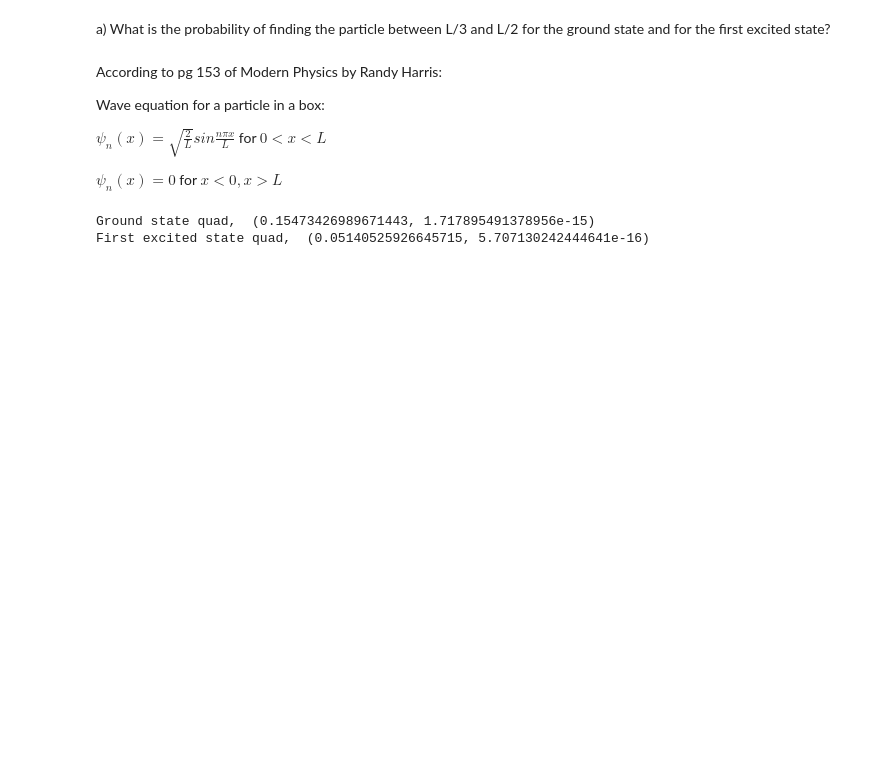
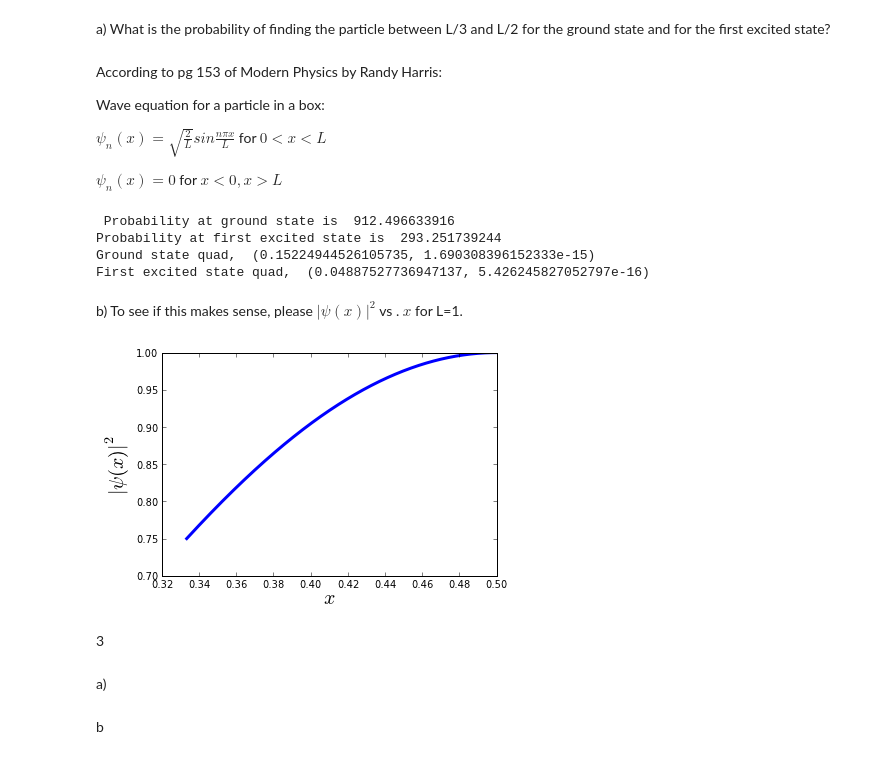
Before and after one commit to psalehsa/PHYS202-S13, a Jupyter notebook: Week5/IntegrationEx4.ipynb, the cells around one changed output. Drawn from its saved outputs; the diff is of its cells as text; code cells hidden in the pictures; blank space fills up the shorter version.

```diff
--- a/Week5/IntegrationEx4.ipynb
+++ b/Week5/IntegrationEx4.ipynb
@@ -48,16 +48,34 @@ $\psi_n(x) = \sqrt{\frac{2}{L}}sin\frac{n\pi x}{L}$ for  $ 0 < x < L $
 $\psi_n(x)= 0$  for  $  x <0,x > L   $
 # %%
 N = 1000
-L= 1
-a = 0.33 #L/3
-b = 0.5 #L/2
+L= 1.
+a = L/3.
+b = L/2.
 h = (b-a)/N
-ground_state= lambda x: (((2/L)**(1/2))*sin((pi*x)/L))**2 # n = 1
-first_excited_state= lambda x: (((2/L)**(1/2))*sin((2*pi*x)/L))**2 # n = 2
-#print "Probability at ground state is ",trapz(ground_state)
-#print "Probability at first excited state is ",trapz(first_excited_state)
+x=arange(a,b,h)
+ground_state= lambda x: (((2/L)**(1/2))*np.sin((pi*x)/L))**2 # n = 1
+first_excited_state= lambda x: (((2/L)**(1/2))*np.sin((2*pi*x)/L))**2 # n = 2
+print "Probability at ground state is ",trapz(ground_state(x))
+print "Probability at first excited state is ",trapz(first_excited_state(x))
 print "Ground state quad, ",quad(ground_state,a,b)
 print "First excited state quad, ",quad(first_excited_state,a,b)
 # %% [output]
-Ground state quad,  (0.15473426989671443, 1.717895491378956e-15)
-First excited state quad,  (0.05140525926645715, 5.707130242444641e-16)
+ Probability at ground state is  912.496633916
+Probability at first excited state is  293.251739244
+Ground state quad,  (0.15224944526105735, 1.690308396152333e-15)
+First excited state quad,  (0.04887527736947137, 5.426245827052797e-16)
+# %% [markdown]
+b)  To see if this makes sense, please $|\psi(x)|^2 $ vs . $x$ for L=1.
+# %%
+ground_state= lambda x: (((2/L)**(1/2))*np.sin((pi*x)/L))**2 # n = 1
+x = arange(a,b,h)
+myplot = plot(x,ground_state(x),lw=3)
+ylabel(r'$|\psi(x)|^2$', fontsize=20)
+xlabel(r'$x$',fontsize = 20)
+show()
+# %% [output]
+[figure, added]
+# %% [markdown]
+3
+# %% [markdown]
+a)
@@ -63,0 +143,2 @@ First excited state quad,  (0.05140525926645715, 5.707130242444641e-16)
+# %% [markdown]
+b
```
Also changed, not shown: parts of 1 cell of this notebook.
